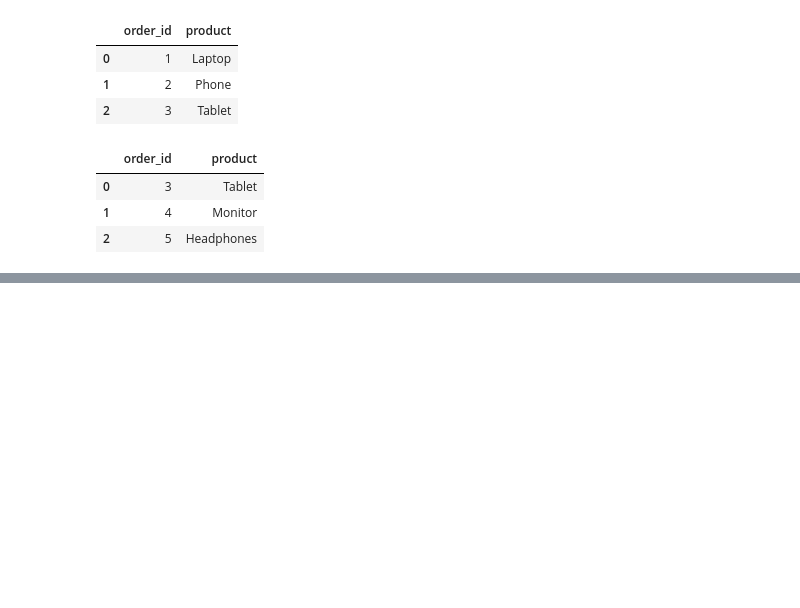
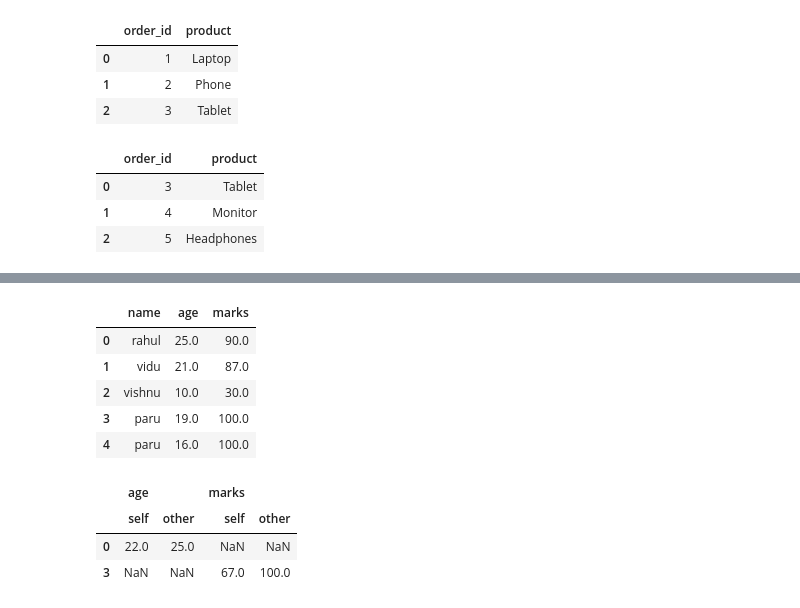
Before and after one commit to vidhatrihr/machine-learning-practices, a Jupyter notebook: week-1/merge-join-compare.ipynb, the cells around one changed output, grey strips where cells are left out. Saved outputs shown, nothing was run; the diff lists cells and outputs as text; code cells hidden in the pictures; blank space fills up the shorter version.

```diff
--- a/week-1/merge-and-join.ipynb
+++ b/week-1/merge-join-compare.ipynb
@@ -212,0 +219,10 @@ sales_2024.merge(sales_2025, how='right')
+# %%
+df1 = pd.DataFrame({
+    'name': ['rahul', 'vidu', 'vishnu', 'paru'],
+    "age": [22, 21, 10, 19],
+    "marks": [90, 87, 30, 67]
+})
+
+df1
+df1.index
+df1.columns
@@ -212,0 +263,24 @@ sales_2024.merge(sales_2025, how='right')
+# %%
+df3 = df1.copy()
+
+df3.loc[0, 'age'] = 25
+df3.loc[3, 'marks'] = 100
+df3.loc[4, 'name'] = 'paru'
+df3.loc[4, 'age'] = 16
+df3.loc[4, 'marks'] = 100
+df3
+# %% [output]
+|  | name | age | marks |
+| 0 | rahul | 25.0 | 90.0 |
+| 1 | vidu | 21.0 | 87.0 |
+| 2 | vishnu | 10.0 | 30.0 |
+| 3 | paru | 19.0 | 100.0 |
+| 4 | paru | 16.0 | 100.0 |
+# %%
+c = df1.compare(df3)
+c
+# %% [output]
+|  | age |  | marks |  |
+|  | self | other | self | other |
+| 0 | 22.0 | 25.0 | NaN | NaN |
+| 3 | NaN | NaN | 67.0 | 100.0 |
```
Also changed, not shown: parts of 9 cells of this notebook, 1 other file.
